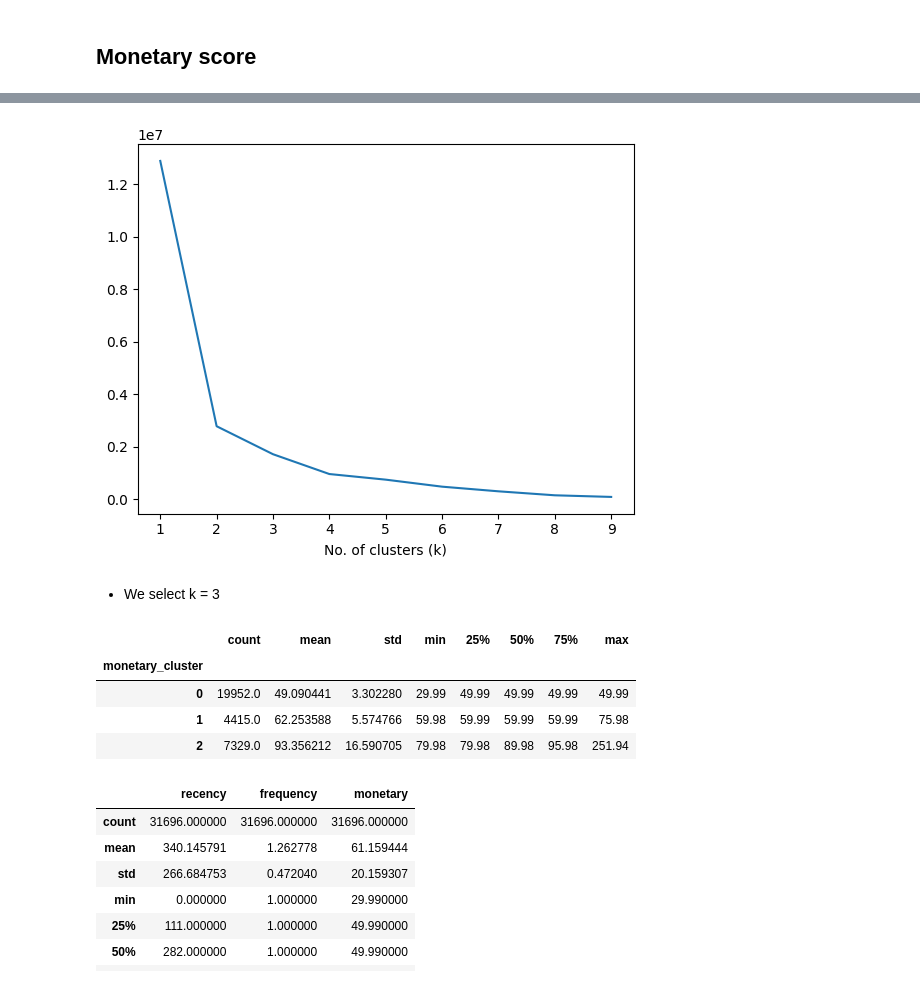
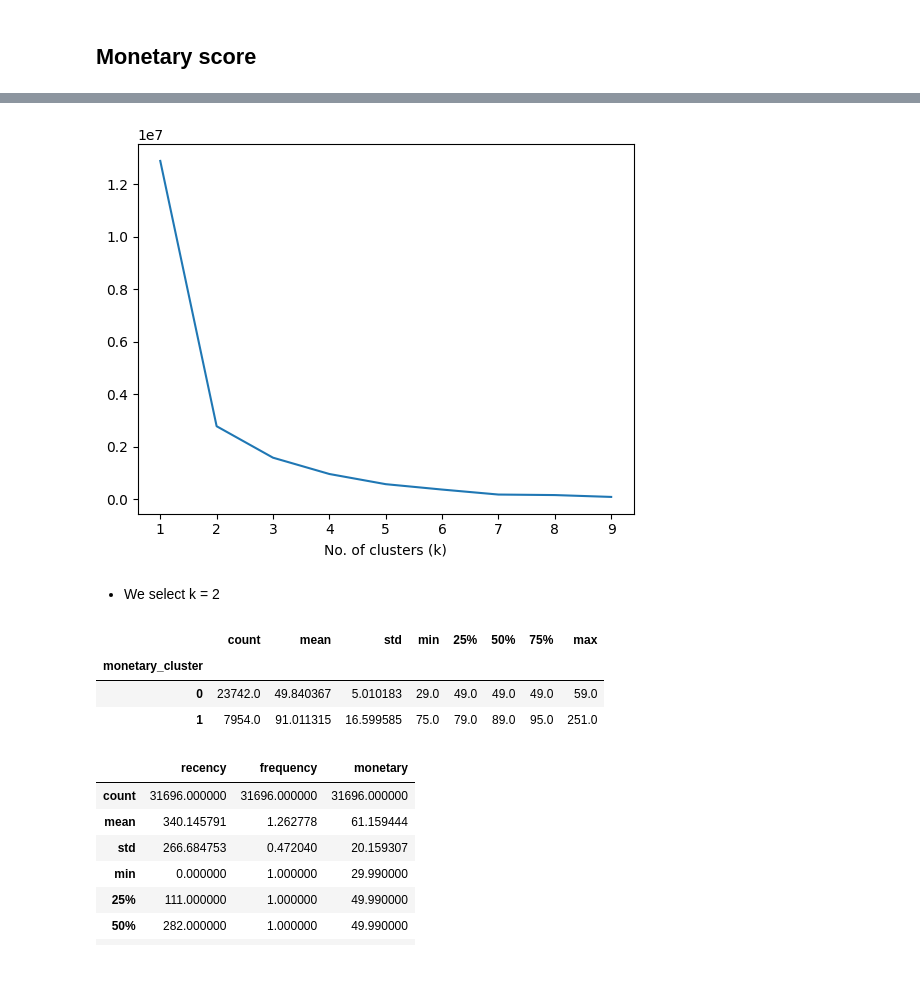
Before and after one commit to chaulnb05/Fuzzy_Ecom, a Jupyter notebook: Notebooks/rfm_clusters.ipynb, the cells around one changed output, grey strips where cells are left out. Drawn from its saved outputs; the diff is of its cells as text; code cells hidden in the pictures.

```diff
--- a/Notebooks/rfm_clusters.ipynb
+++ b/Notebooks/rfm_clusters.ipynb
@@ -151,8 +127,7 @@ score_df.groupby(by="recency_cluster")["recency"].describe()
 ## Frequency
 # %%
 # Get the number of purchases of each customer
-freq_df = merged_df.groupby(by="user_id").order_id.count().reset_index()
-freq_df.columns = ["user_id","frequency"]
+freq_df = rfm.calculate_frequency(merged_df)
 
 # Add recency to score_df
 score_df = score_df.merge(freq_df,on="user_id")
@@ -181,7 +156,7 @@ find_k(score_df,"frequency")
 # Assign the users into 3 clusters based on their frequency scores
 kmeans = KMeans(n_clusters=3).fit(score_df[["frequency"]])
 score_df["frequency_cluster"] = kmeans.predict(score_df[["frequency"]])
-score_df = assign_cluster(score_df,"frequency_cluster","frequency",True) # ascending = True to make cluster 0 the worse
+score_df = rfm.reorder_cluster(score_df,"frequency_cluster","frequency",True) # ascending = True to make cluster 0 the worse
 score_df.groupby(by="frequency_cluster")["frequency"].describe()
 # %% [output]
 |  | count | mean | std | min | 25% | 50% | 75% | max |
@@ -208,10 +167,2 @@ score_df
 # %% [markdown]
 ## Monetary score
-# %%
-# Find the total monetary per customer
-monetary_df = merged_df.groupby("user_id")[["price_usd"]].sum()
-monetary_df.columns = ["monetary"]
-# Add monetary to score_df
-score_df = score_df.merge(monetary_df,on="user_id")
-score_df["monetary"] = round(score_df["monetary"],2)
-score_df
@@ -232,21 +169,26 @@ score_df
+# %%
+# Calculate monetary
+monetary_df = rfm.calculate_monetary(merged_df)
+
+# Add monetary to score_df
+score_df = score_df.merge(monetary_df,on="user_id")
 # %%
-find_k(score_df,"monetary")
+rfm.find_k(score_df,"monetary")
 # %% [output]
-[figure, old version]
+[figure, new version]
 # %% [markdown]
-- We select k = 3
+- We select k = 2
 # %%
 # Assign the users into 3 clusters based on their monetary score
-kmeans = KMeans(n_clusters=3).fit(score_df[["monetary"]])
+kmeans = KMeans(n_clusters=2).fit(score_df[["monetary"]])
 score_df["monetary_cluster"] = kmeans.predict(score_df[["monetary"]])
-score_df = assign_cluster(score_df,"monetary_cluster","monetary",True) # ascending = True to make cluster 0 the worse
+score_df = rfm.reorder_cluster(score_df,"monetary_cluster","monetary",True) # ascending = True to make cluster 0 the worse
 score_df.groupby(by="monetary_cluster")["monetary"].describe()
 # %% [output]
 |  | count | mean | std | min | 25% | 50% | 75% | max |
 | monetary_cluster |  |  |  |  |  |  |  |  |
-| 0 | 19952.0 | 49.090441 | 3.302280 | 29.99 | 49.99 | 49.99 | 49.99 | 49.99 |
-| 1 | 4415.0 | 62.253588 | 5.574766 | 59.98 | 59.99 | 59.99 | 59.99 | 75.98 |
-| 2 | 7329.0 | 93.356212 | 16.590705 | 79.98 | 79.98 | 89.98 | 95.98 | 251.94 |
+| 0 | 23742.0 | 49.840367 | 5.010183 | 29.0 | 49.0 | 49.0 | 49.0 | 59.0 |
+| 1 | 7954.0 | 91.011315 | 16.599585 | 75.0 | 79.0 | 89.0 | 95.0 | 251.0 |
 # %%
 score_df[["recency","frequency","monetary"]].describe()
 # %% [output]
```
Also changed, not shown: parts of 15 cells of this notebook, 4 other files.
